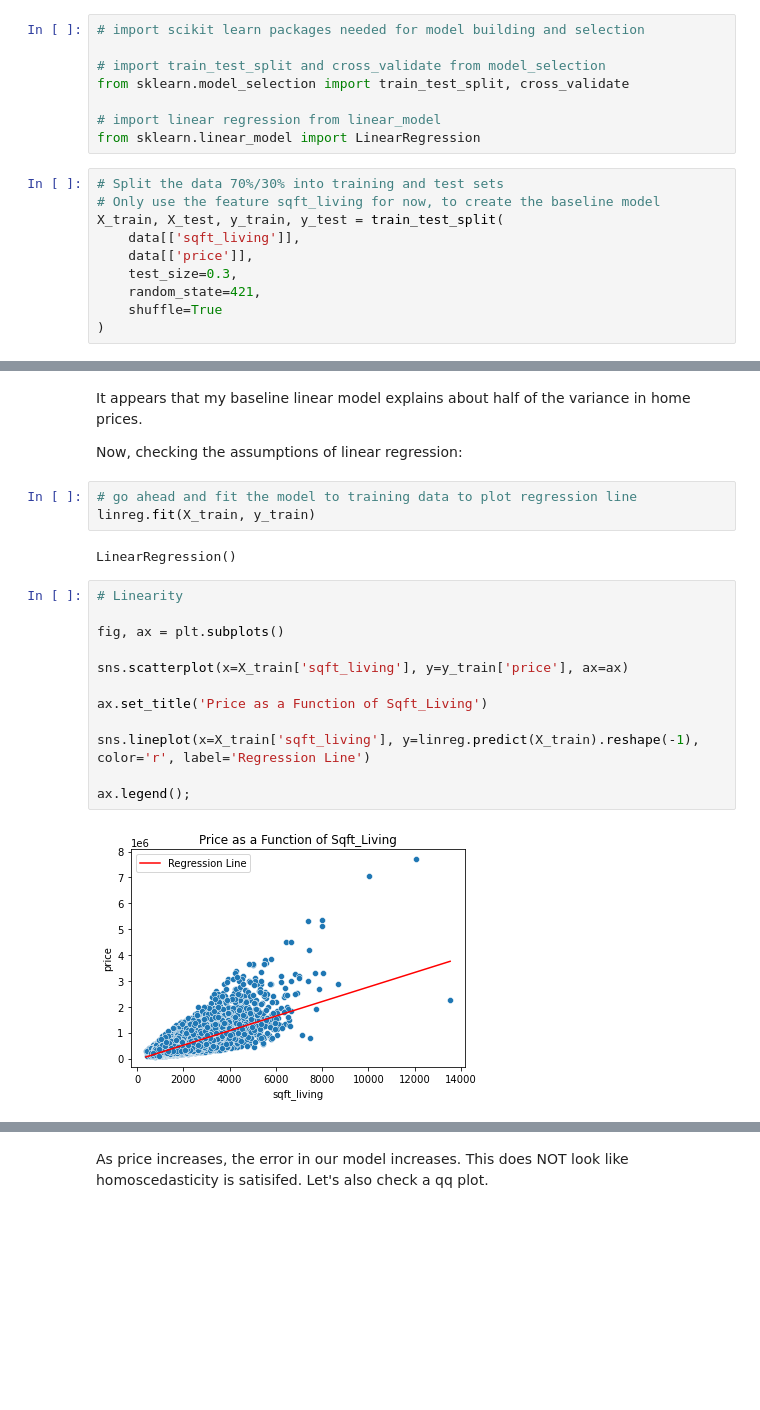
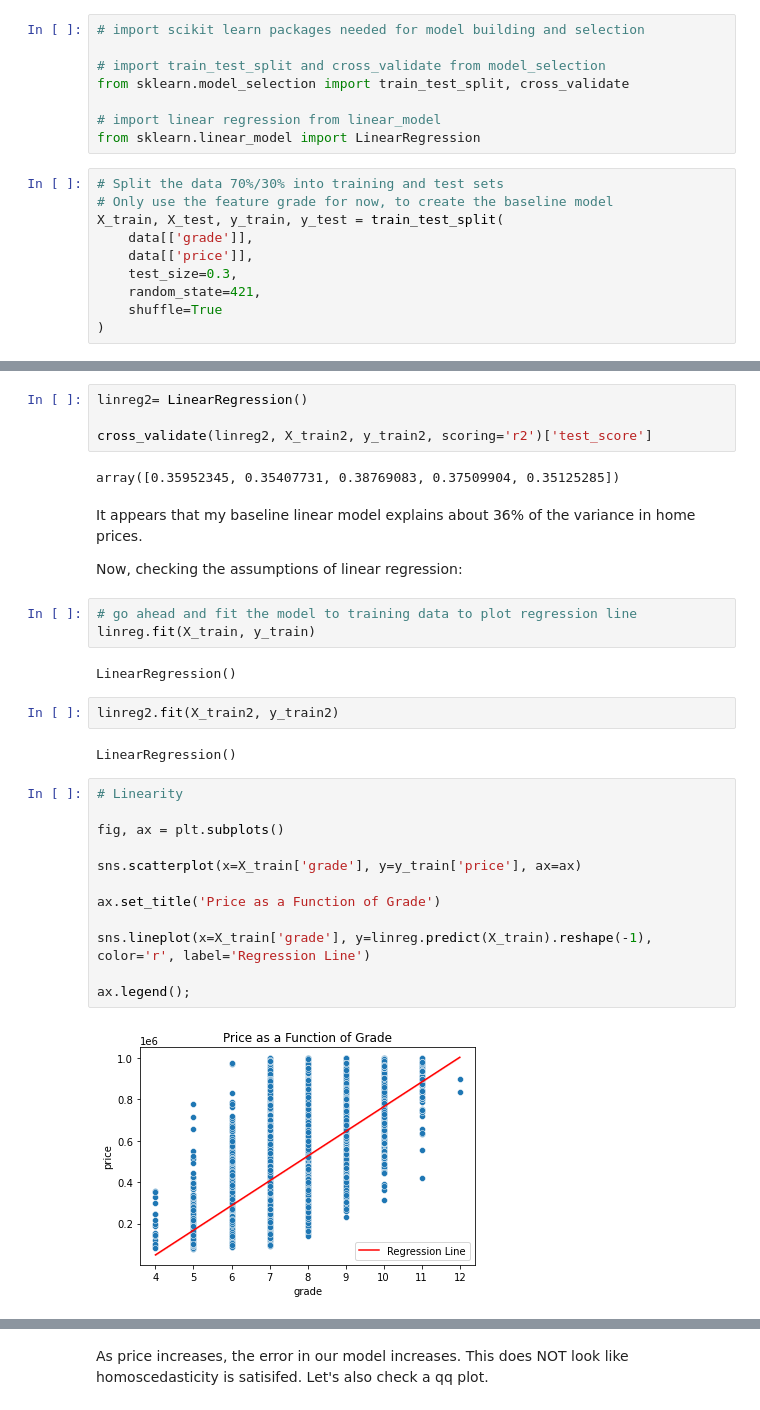
Before and after one commit to ran0027/dsc-phase2-project, a Jupyter notebook: analysis.ipynb, the cells around one changed output, grey strips where cells are left out. Saved outputs shown, nothing was run; the diff lists cells and outputs as text; blank space fills up the shorter version.

```diff
--- a/analysis.ipynb
+++ b/analysis.ipynb
@@ -309,9 +309,9 @@ from sklearn.model_selection import train_test_split, cross_validate
 from sklearn.linear_model import LinearRegression
 # %%
 # Split the data 70%/30% into training and test sets
-# Only use the feature sqft_living for now, to create the baseline model
+# Only use the feature grade for now, to create the baseline model
 X_train, X_test, y_train, y_test = train_test_split(
-    data[['sqft_living']],
+    data[['grade']],
     data[['price']],
     test_size=0.3,
     random_state=421,
@@ -326,5 +336,11 @@ array([0.50153223, 0.47450148, 0.47956861, 0.49651148, 0.50721556])
+# %%
+linreg2= LinearRegression()
+
+cross_validate(linreg2, X_train2, y_train2, scoring='r2')['test_score']
+# %% [output]
+array([0.35952345, 0.35407731, 0.38769083, 0.37509904, 0.35125285])
 # %% [markdown]
-It appears that my baseline linear model explains about half of the variance in home prices.
+It appears that my baseline linear model explains about 36% of the variance in home prices.
 
 Now, checking the assumptions of linear regression:
 # %%
@@ -332,17 +348,21 @@ Now, checking the assumptions of linear regression:
 linreg.fit(X_train, y_train)
 # %% [output]
 LinearRegression()
+# %%
+linreg2.fit(X_train2, y_train2)
+# %% [output]
+LinearRegression()
 # %%
 # Linearity
 
 fig, ax = plt.subplots()
 
-sns.scatterplot(x=X_train['sqft_living'], y=y_train['price'], ax=ax)
+sns.scatterplot(x=X_train['grade'], y=y_train['price'], ax=ax)
 
-ax.set_title('Price as a Function of Sqft_Living')
+ax.set_title('Price as a Function of Grade')
 
-sns.lineplot(x=X_train['sqft_living'], y=linreg.predict(X_train).reshape(-1), color='r', label='Regression Line')
+sns.lineplot(x=X_train['grade'], y=linreg.predict(X_train).reshape(-1), color='r', label='Regression Line')
 
 ax.legend();
 # %% [output]
-[figure, old version]
+[figure, new version]
```
Also changed, not shown: parts of 14 cells of this notebook.
